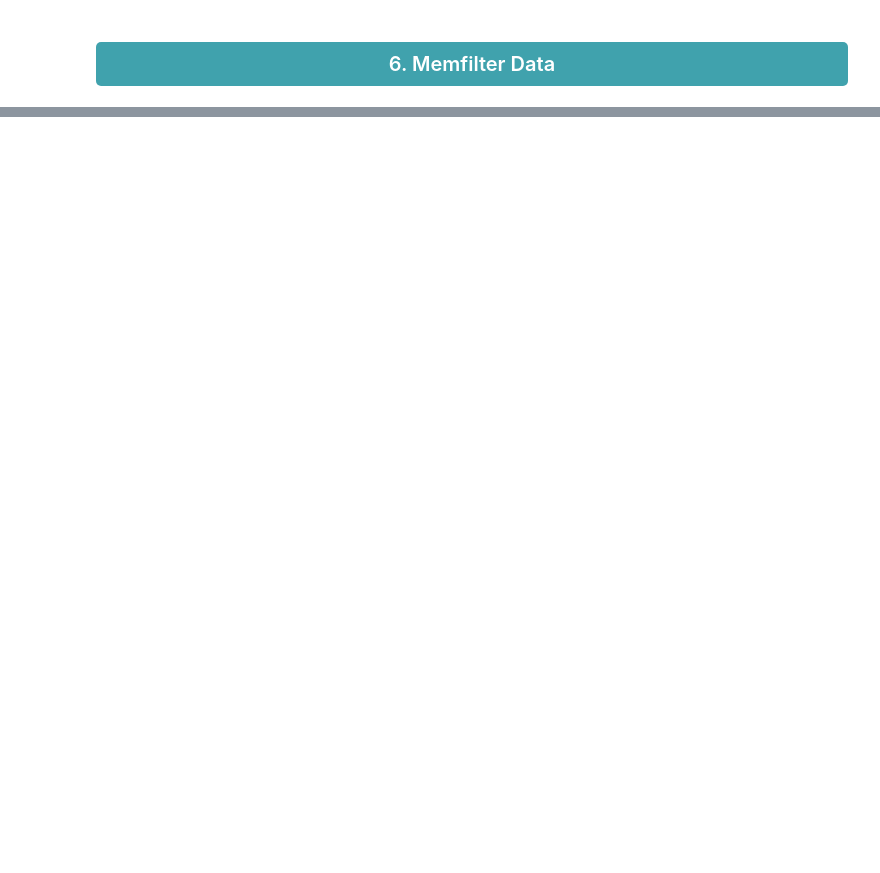
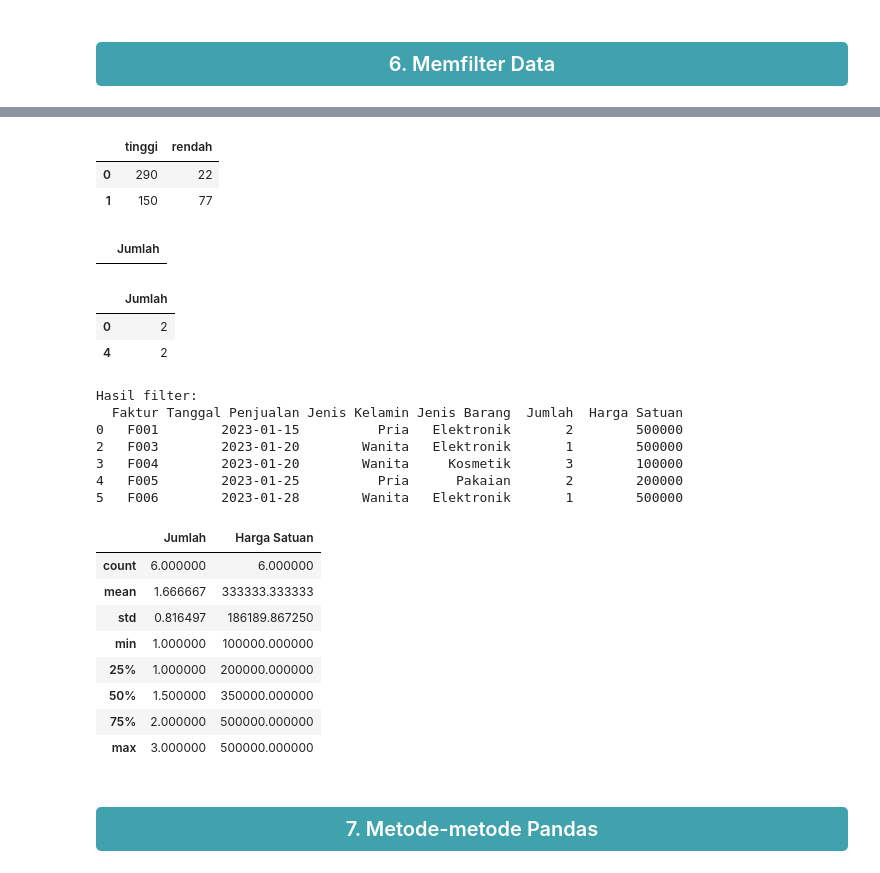
Before and after one commit to Kaniash/PandasDS-Visual, a Jupyter notebook: pandasDS.ipynb, the cells around one changed output, grey strips where cells are left out. Saved outputs shown, nothing was run; the diff lists cells and outputs as text; code cells hidden in the pictures; blank space fills up the shorter version.

```diff
--- a/pandasDS.ipynb
+++ b/pandasDS.ipynb
@@ -306,0 +347,68 @@ df[df.jan.le(200)]
+# %%
+#P.14 membuat kategori tinggi dan rendah
+d = {'tinggi': [290, 150], 'rendah': [22, 77]}
+
+df1 = pd.DataFrame(data=d)
+df1
+# %% [output]
+|  | tinggi | rendah |
+| 0 | 290 | 22 |
+| 1 | 150 | 77 |
+# %%
+df[df['Jumlah'].isin(df1['tinggi'])]
+df1 = pd.DataFrame({'tinggi': [290, 150]})
+df2 = pd.DataFrame({'rendah': [22, 77]})
+
+#COBA JUGA INI
+df[df['Jumlah'].isin(df2['rendah'])]
+# %% [output]
+|  | Jumlah |
+# %%
+#Memilih lebih dari satu kondisi
+#Memilih diantara dua rentang nilai
+
+df[(df['Jumlah'] > 1) & (df['Jumlah'] < 3)]
+# %% [output]
+|  | Jumlah |
+| 0 | 2 |
+| 4 | 2 |
+# %%
+import pandas as pd
+import re
+
+data = {
+    'Faktur': ['F001', 'F002', 'F003', 'F004', 'F005', 'F006'],
+    'Tanggal Penjualan': ['2023-01-15', '2023-01-17', '2023-01-20', '2023-01-20', '2023-01-25', '2023-01-28'],
+    'Jenis Kelamin': ['Pria', 'Pria', 'Wanita', 'Wanita', 'Pria', 'Wanita'],
+    'Jenis Barang': ['Elektronik', 'Pakaian', 'Elektronik', 'Kosmetik', 'Pakaian', 'Elektronik'],
+    'Jumlah': [2, 1, 1, 3, 2, 1],
+    'Harga Satuan': [500000, 200000, 500000, 100000, 200000, 500000]
+}
+
+df = pd.DataFrame(data)
+
+filtered_df = df[df['Jenis Barang'].str.contains('on', flags=re.IGNORECASE) | (df['Jumlah'] > 1)]
+
+print("Hasil filter:")
+print(filtered_df)
+
+df.describe()
+# %% [output]
+Hasil filter:
+  Faktur Tanggal Penjualan Jenis Kelamin Jenis Barang  Jumlah  Harga Satuan
+0   F001        2023-01-15          Pria   Elektronik       2        500000
+2   F003        2023-01-20        Wanita   Elektronik       1        500000
+3   F004        2023-01-20        Wanita     Kosmetik       3        100000
+4   F005        2023-01-25          Pria      Pakaian       2        200000
+5   F006        2023-01-28        Wanita   Elektronik       1        500000
+|  | Jumlah | Harga Satuan |
+| count | 6.000000 | 6.000000 |
+| mean | 1.666667 | 333333.333333 |
+| std | 0.816497 | 186189.867250 |
+| min | 1.000000 | 100000.000000 |
+| 25% | 1.000000 | 200000.000000 |
+| 50% | 1.500000 | 350000.000000 |
+| 75% | 2.000000 | 500000.000000 |
+| max | 3.000000 | 500000.000000 |
+# %% [markdown]
+# <center><div style="font-family: Arial; font-size: 20px; border-radius: 5px; background-color: #40a2adff; padding: 2px; line-height: 2.0; color: #FFFFFF; text-align: line-height;">7. Metode-metode Pandas</div></center>
```
Also changed, not shown: parts of 11 cells of this notebook.
